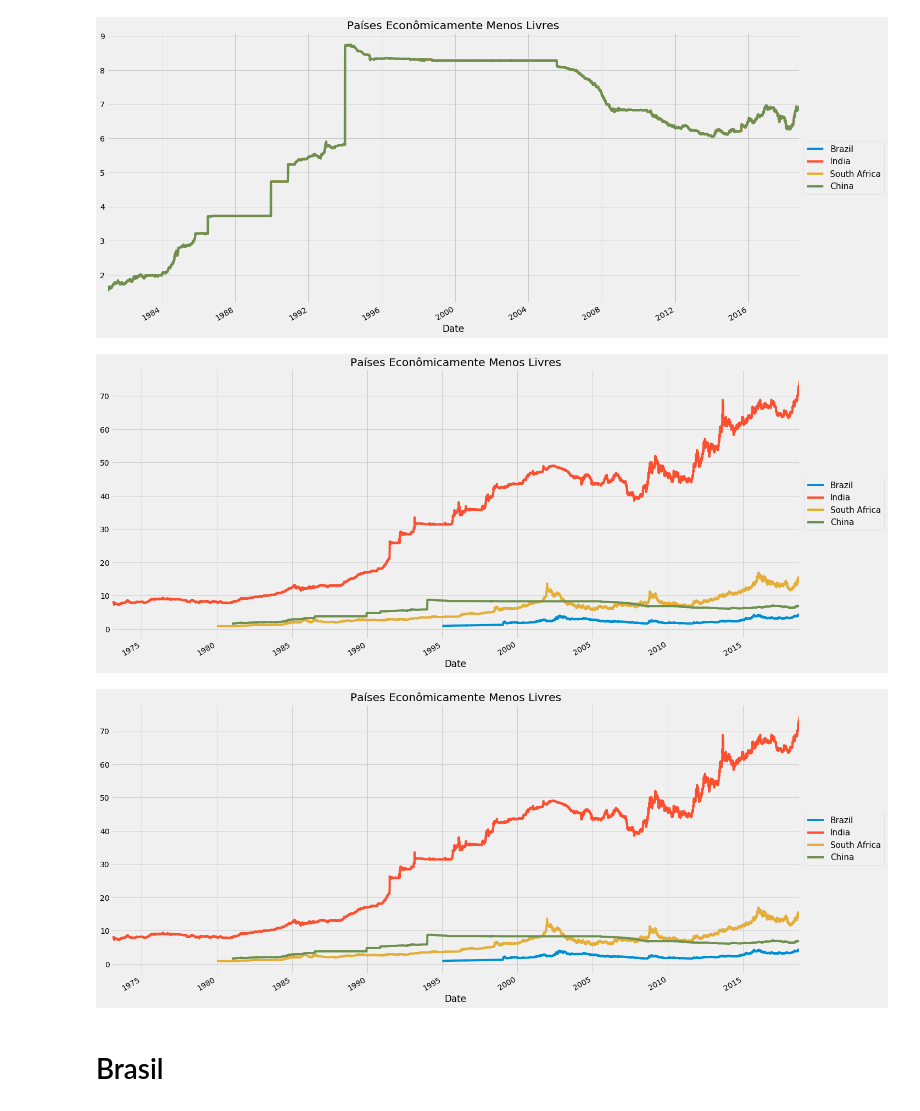
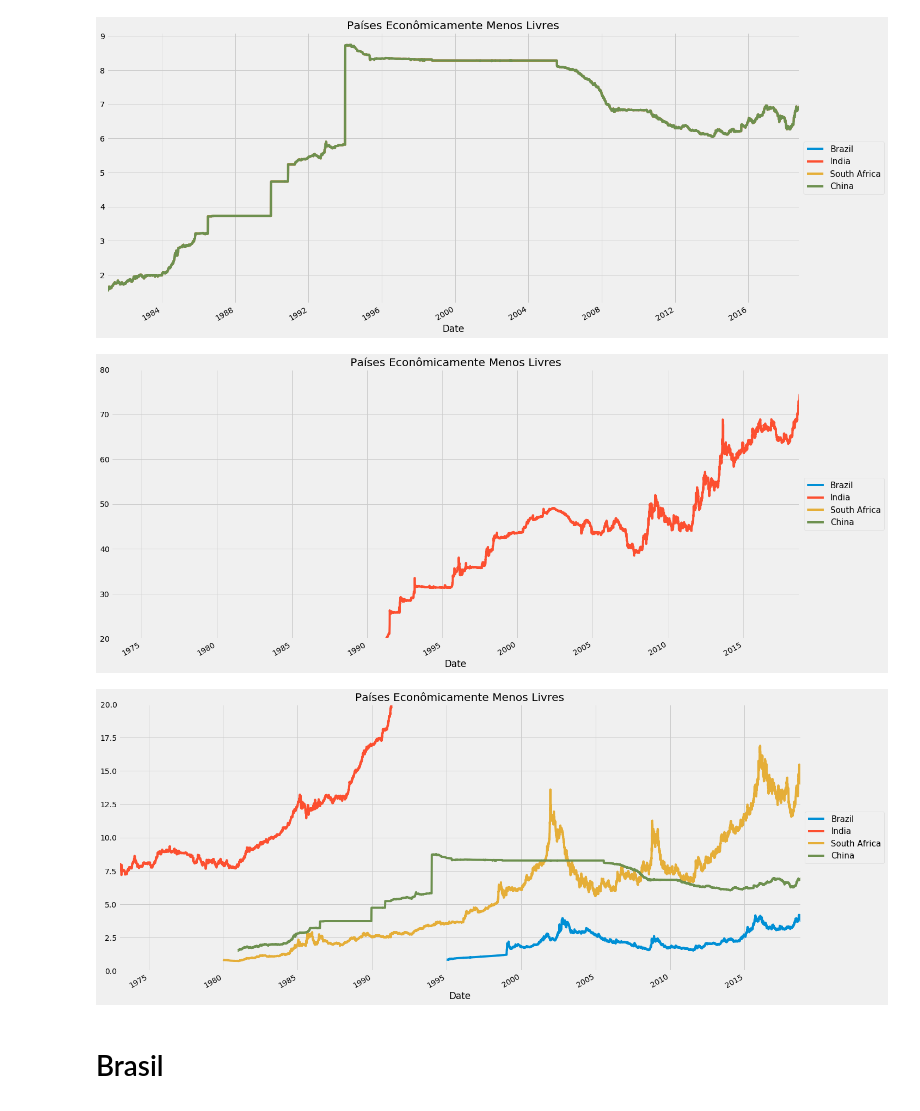
Before and after one commit to isabellefo/usdAnalysis, a Jupyter notebook: USDAnalysis.ipynb, the cells around one changed output. Saved outputs shown, nothing was run; the diff lists cells and outputs as text; code cells hidden in the pictures.

```diff
--- a/USDAnalysis.ipynb
+++ b/USDAnalysis.ipynb
@@ -97,0 +99,8 @@ plt.show()
+# %%
+plt.style.use('fivethirtyeight')
+for c in listC:
+    dfusd[dfusd['Country'] == c].plot(kind= 'line', x = 'Date', y= 'Exchange rate', label = c,
+                                      ax = plt.gca(), figsize = (20,10),
+                                     ylim =(0, 2000))
+legenda_format()
+plt.show()
@@ -97,0 +109,8 @@ plt.show()
+# %%
+plt.style.use('fivethirtyeight')
+for c in listC:
+    dfusd[dfusd['Country'] == c].plot(kind= 'line', x = 'Date', y= 'Exchange rate', label = c,
+                                      ax = plt.gca(), figsize = (20,10),
+                                     ylim =(0, 10))
+legenda_format()
+plt.show()
@@ -166,0 +235,15 @@ plt.show()
+# %%
+ax = world.plot(color="grey",figsize = (20,10))
+plt.style.use('fivethirtyeight')
+world.dropna().plot(ax=ax, column='Exchange rate', figsize = (20,10), cmap = 'rainbow')
+fig, ax = plt.subplots(figsize=(20, 0.5))
+fig.subplots_adjust(bottom=0.5)
+
+cmap = mpl.cm.rainbow
+norm = mpl.colors.Normalize(vmin=0, vmax=100)
+
+cb1 = mpl.colorbar.ColorbarBase(ax, cmap=cmap,
+                                norm=norm,
+                                orientation='horizontal')
+cb1.set_label('Variação do dólar (%)')
+plt.show()
@@ -351,21 +437,23 @@ plt.style.use('fivethirtyeight')
 for c in listNaoLivres:
     dfusd[dfusd['Country'] == c].plot(kind= 'line', x = 'Date', y= 'Exchange rate', label = c,
                                       title = 'Países Econômicamente Menos Livres',
+                                      ylim =(20, 80),
                                       ax = plt.gca(), figsize = (20,10))
 legenda_format()
 plt.show()
 # %% [output]
-[figure, old version]
+[figure, new version]
 # %%
 plt.style.use('fivethirtyeight')
 for c in listNaoLivres:
     dfusd[dfusd['Country'] == c].plot(kind= 'line', x = 'Date', y= 'Exchange rate', label = c,
                                       title = 'Países Econômicamente Menos Livres',
+                                      ylim = (0, 20),
                                       ax = plt.gca(), figsize = (20,10))
 legenda_format()
 plt.show()
 # %% [output]
-[figure, old version]
+[figure, new version]
 # %% [markdown]
 # Brasil
 # %% [markdown]
```
Also changed, not shown: parts of 21 cells of this notebook.
